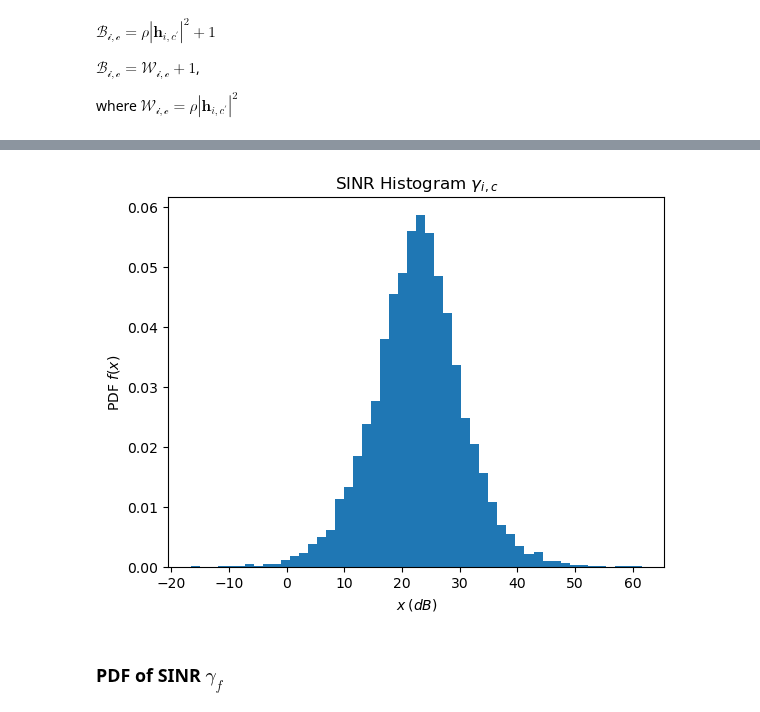
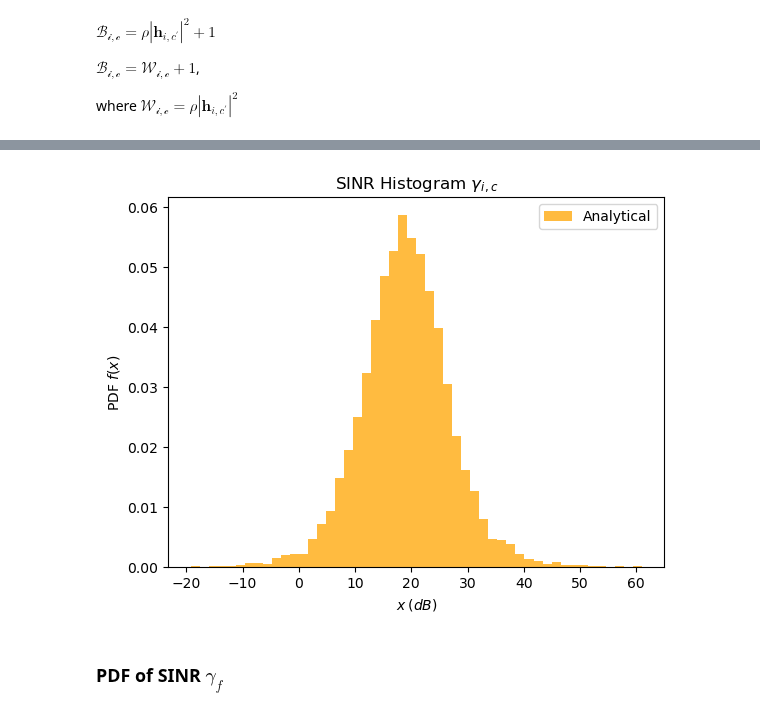
Before and after one commit to muhd-umer/comyx, a Jupyter notebook: research/statistical_analysis/statistics.ipynb, the cells around one changed output, grey strips where cells are left out. Saved outputs shown, nothing was run; the diff lists cells and outputs as text; code cells hidden in the pictures.

```diff
--- a/research/statistical_analysis/statistics.ipynb
+++ b/research/statistical_analysis/statistics.ipynb
@@ -525,33 +523,36 @@ plt.show()
 simulation_SINR_ic = simulation_V_ic / simulation_B_ic
 # %%
 # x = np.linspace(0, np.max(simulation_SINR_ic), N)
-# plt.hist(pow2db(simulation_SINR_ic), bins=50, density=True)
+# plt.hist(pow2db(simulation_SINR_ic), bins=50, density=True, label="Simulation")
 # plt.plot(
 #     x,
 #     generalized_beta_prime_pdf(
 #         x, k_Z_ic, k_B_ic, 1, (theta_Z_ic * zeta_ic * rho) / theta_B_ic
 #     ),
 # )
 plt.hist(
     pow2db(
         sp.stats.betaprime.rvs(
             k_Z_ic,
             k_B_ic,
             loc=0,
-            scale=(theta_Z_ic * zeta_if * rho) / theta_B_ic,
+            scale=(theta_Z_ic * zeta_ic * rho) / theta_B_ic,
             size=N,
         ),
     ),
     bins=50,
     density=True,
+    color="orange",
+    alpha=0.75, label="Analytical"
 )
 plt.title(r"SINR Histogram $\gamma_{i,c}$")
 plt.xlabel(r"$x\:(dB)$")
 plt.ylabel(r"PDF $f(x)$")
 # plt.ticklabel_format(axis="both", style="sci", scilimits=(0, 0))
+plt.legend()
 plt.show()
 # %% [output]
-[figure, old version]
+[figure, new version]
 # %% [markdown]
 ### PDF of SINR $\gamma_{f}$
 # %% [markdown]
```
Also changed, not shown: parts of 22 cells of this notebook.
